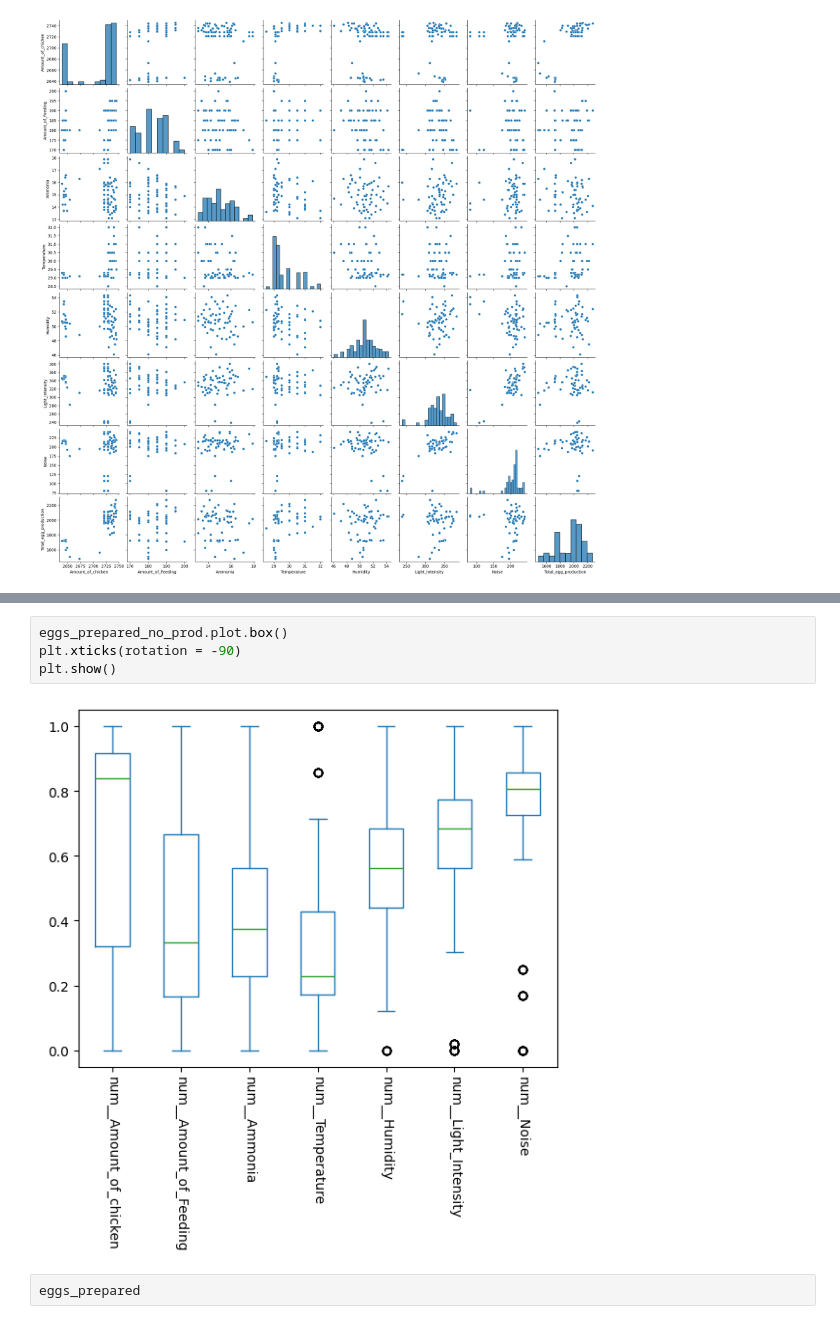
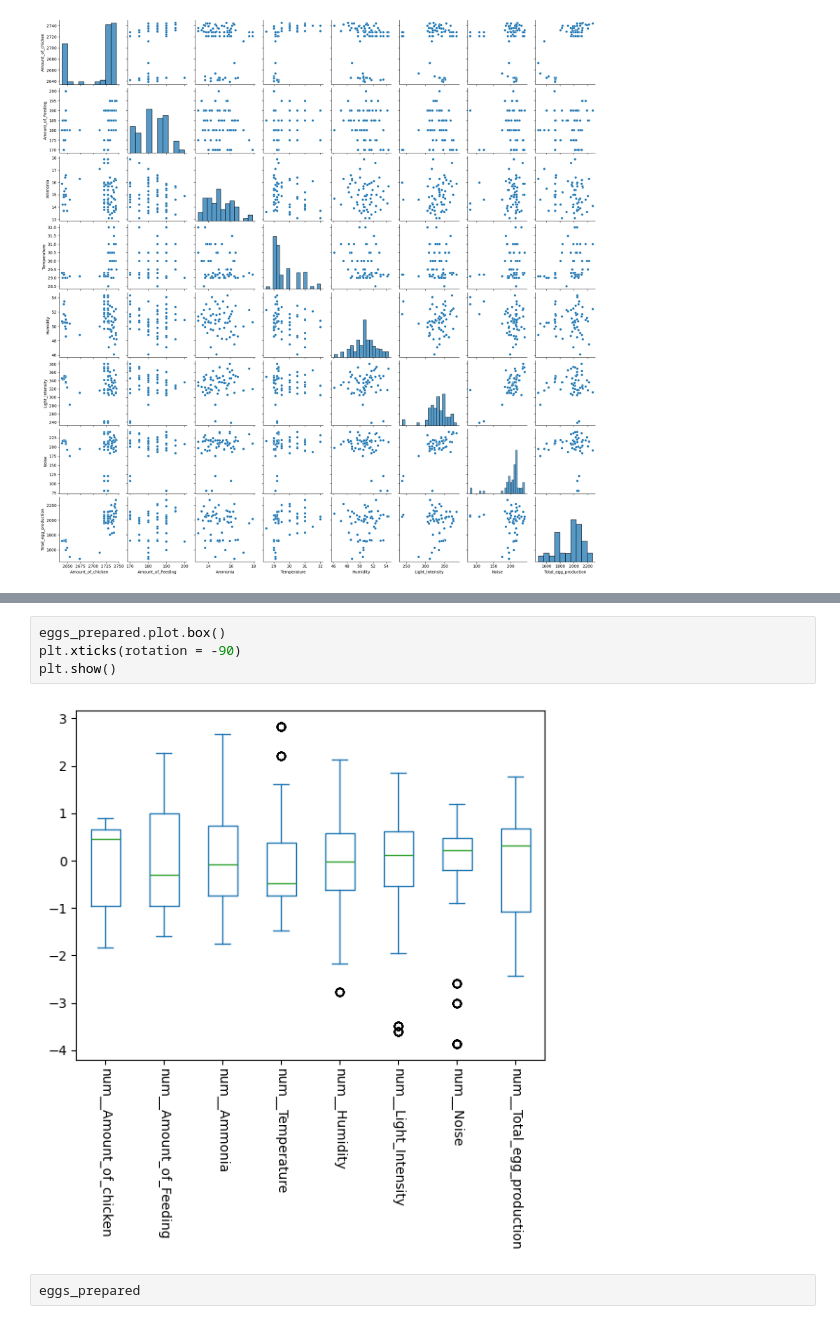
Before and after one commit to ItsJJH/egg-ai-project, a Jupyter notebook: TheNotebook.ipynb, the cells around one changed output, grey strips where cells are left out. Saved outputs shown, nothing was run; the diff lists cells and outputs as text.

```diff
--- a/TheNotebook.ipynb
+++ b/TheNotebook.ipynb
@@ -147,11 +149,11 @@ eggs_prepared
 | 480 | 0.557264 | -0.952493 | -0.729981 | 0.378018 | -0.672492 | ... |
 481 rows × 8 columns
 # %%
-eggs_prepared_no_prod.plot.box()
+eggs_prepared.plot.box()
 plt.xticks(rotation = -90)
 plt.show()
 # %% [output]
-[figure, old version]
+[figure, new version]
 # %%
 eggs_prepared
 # %% [output]
```
Also changed, not shown: parts of 14 cells of this notebook.
